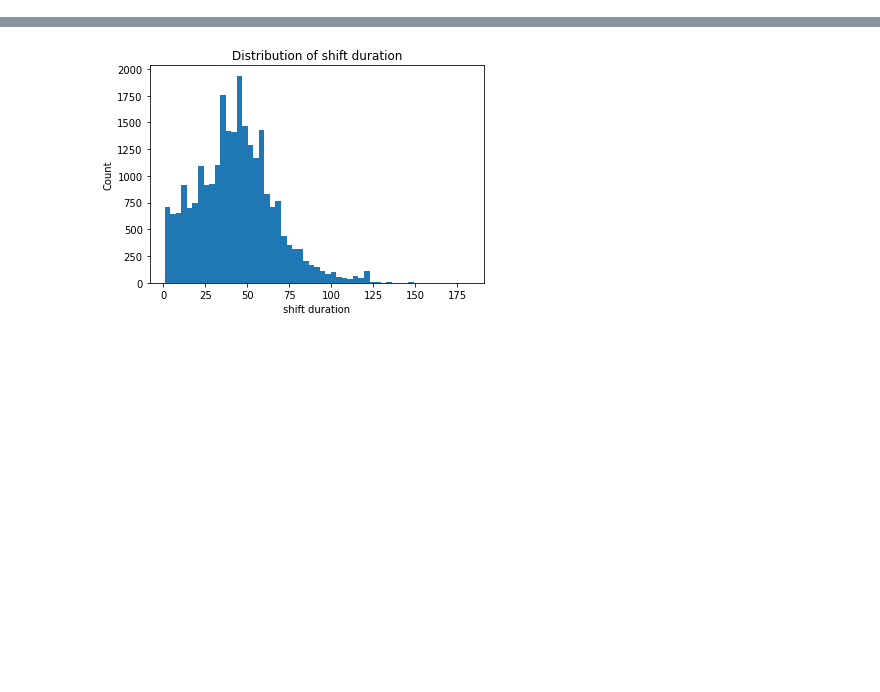
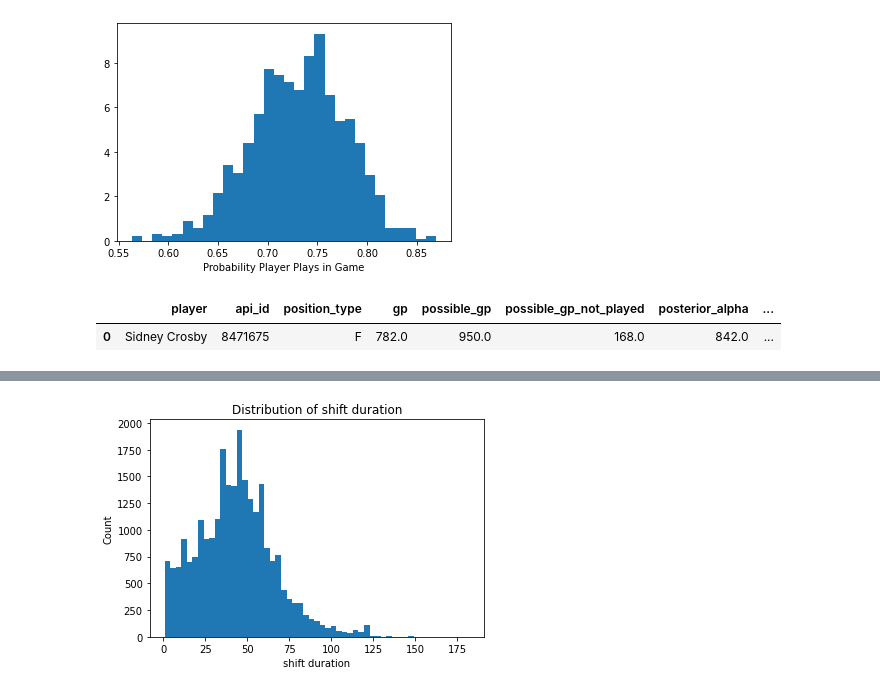
Before and after one commit to mcbarlowe/nhl_analysis, a Jupyter notebook: Predicting NHL Goals with Bayesian Methods.ipynb, the cells around one changed output, grey strips where cells are left out. Saved outputs shown, nothing was run; the diff lists cells and outputs as text; code cells hidden in the pictures; blank space fills up the shorter version.

```diff
--- a/Predicting NHL Goals with Bayesian Methods.ipynb
+++ b/Predicting NHL Goals with Bayesian Methods.ipynb
@@ -128,0 +101,18 @@ shift_data = shift_data[shift_data.DURATION < 200]
+# %%
+# Showing the distribution of our initial prior beta distribution
+r = beta.rvs(60, 22, size=1000)
+plt.hist(r, density=True, histtype='stepfilled', bins=30)
+plt.xlabel("Probability Player Plays in Game")
+plt.show()
+# %% [output]
+[figure, added]
+# %%
+crosby_df = train_gp_df[train_gp_df.player == 'Sidney Crosby']
+crosby_df = crosby_df.groupby(['player', 'api_id', 'position_type'])[['gp', 'possible_gp']].sum().reset_index()
+crosby_df['possible_gp_not_played'] = crosby_df['possible_gp'] - crosby_df['gp']
+crosby_df['posterior_alpha'] = 60 + crosby_df['gp']
+crosby_df['posterior_beta'] = 22 + crosby_df['possible_gp'] - crosby_df['gp']
+crosby_df
+# %% [output]
+|  | player | api_id | position_type | gp | possible_gp | possible_gp_not_played | posterior_alpha | ... |
+| 0 | Sidney Crosby | 8471675 | F | 782.0 | 950.0 | 168.0 | 842.0 | ... |
```
Also changed, not shown: parts of 41 cells of this notebook, 2 other files.
